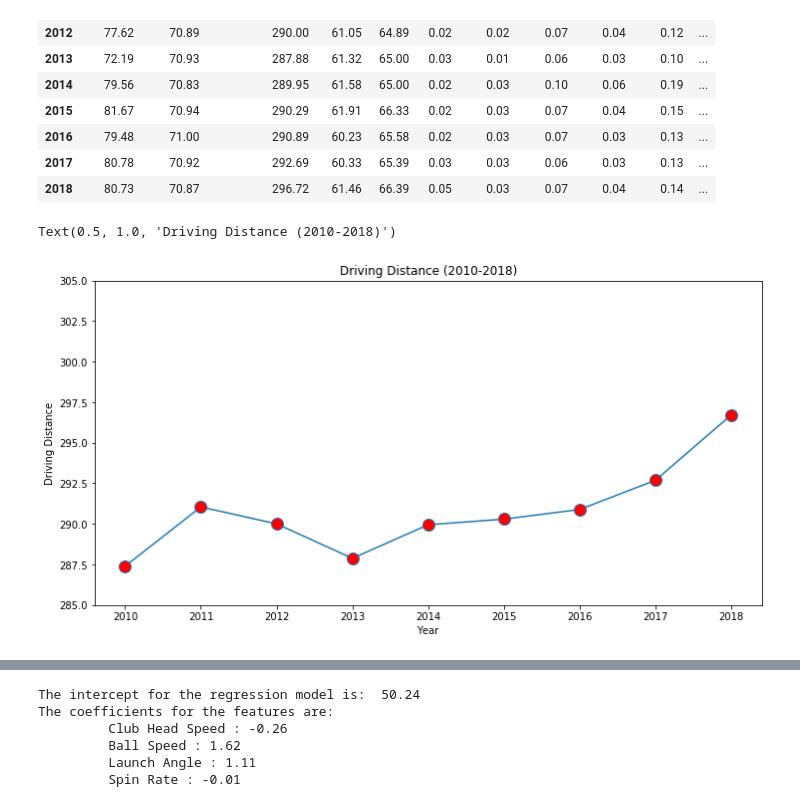
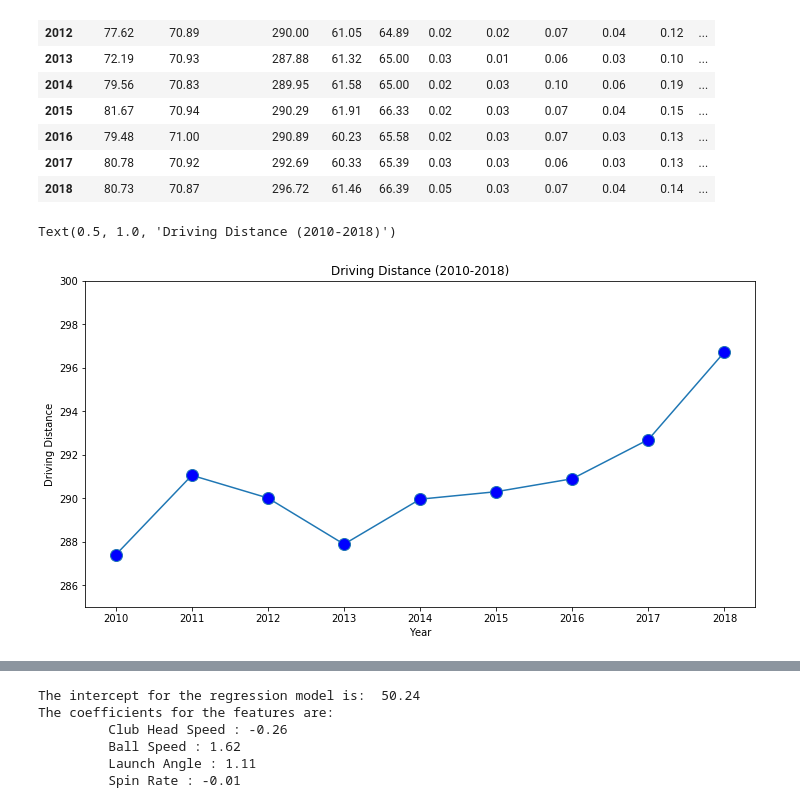
Before and after one commit to jonathannocek/pga-data-analysis, a Jupyter notebook: pga_data_analysis.ipynb, the cells around one changed output, grey strips where cells are left out. Saved outputs shown, nothing was run; the diff lists cells and outputs as text; code cells hidden in the pictures.

```diff
--- a/pga_data_analysis.ipynb
+++ b/pga_data_analysis.ipynb
@@ -671,11 +678,11 @@ df_byyear.transpose().round(2)
 | 2018 | 80.73 | 70.87 | 296.72 | 61.46 | 66.39 | 0.05 | 0.03 | 0.07 | 0.04 | 0.14 | ... |
 # %%
 plt.figure(figsize=(12, 6))
-plt.plot(df.groupby('Year').mean()['DRIVE_DISTANCE'], marker='o', markerfacecolor='red', markersize = 12)
+plt.plot(df.groupby('Year').mean()['DRIVE_DISTANCE'], marker='o', markerfacecolor='blue', markersize = 12)
 plt.xlabel('Year')
-plt.ylim(ymin = 285, ymax=305)
+plt.ylim(ymin = 285, ymax=300)
 plt.ylabel('Driving Distance')
 plt.title('Driving Distance (2010-2018)')
 # %% [output]
 Text(0.5, 1.0, 'Driving Distance (2010-2018)')
-[figure, old version]
+[figure, new version]
```
Also changed, not shown: parts of 60 cells of this notebook.
